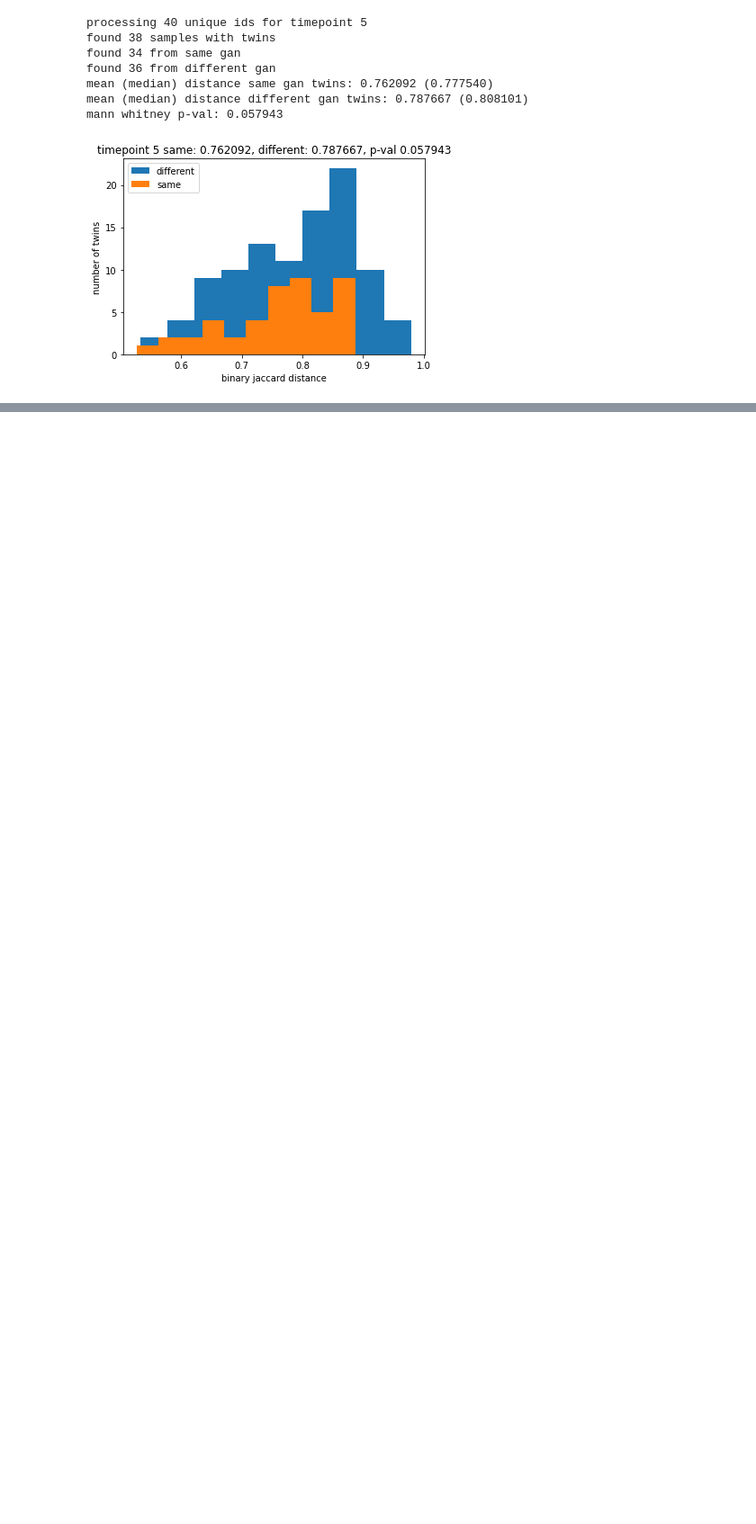
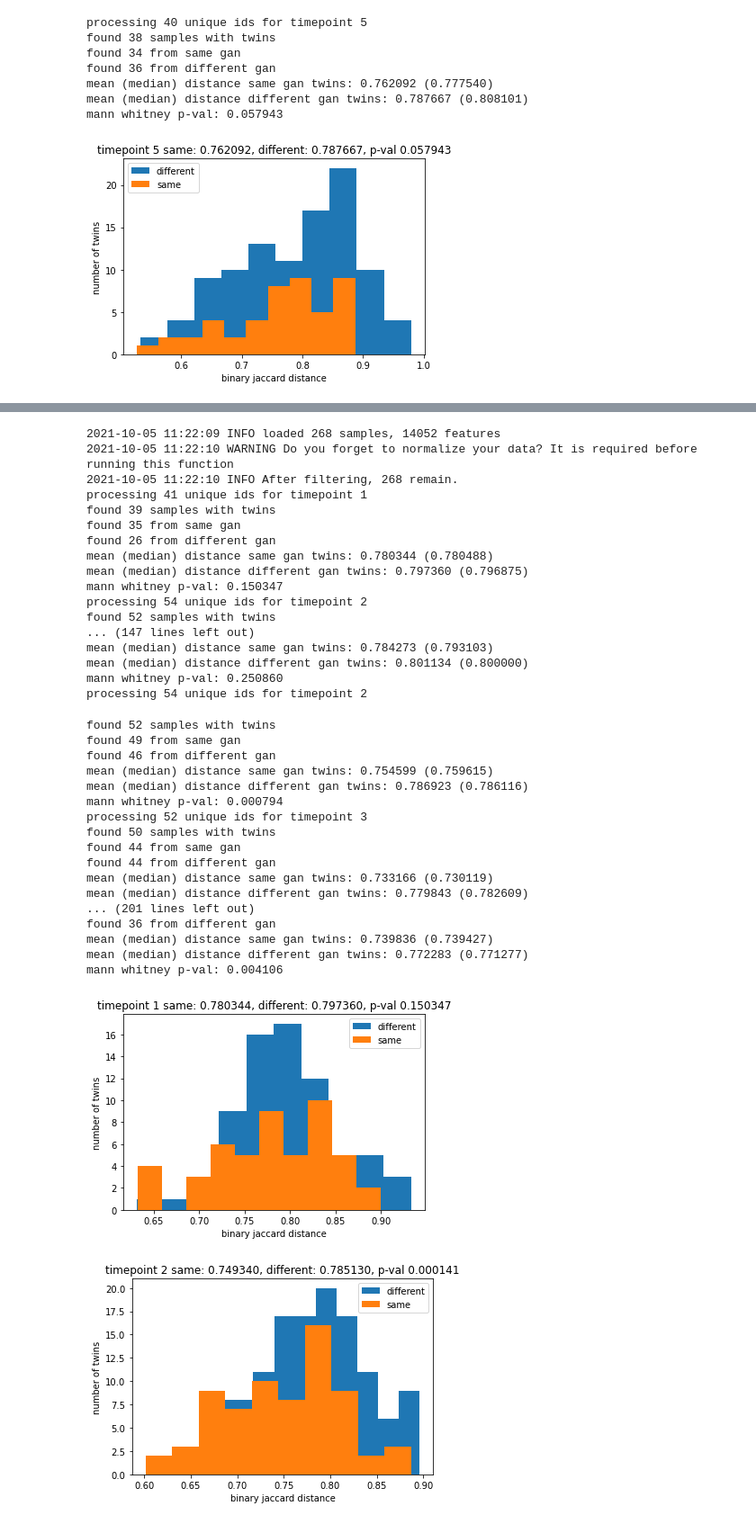
Before and after one commit to amnona/paper-daycare, a Jupyter notebook: kg-twins.ipynb, the cells around one changed output, grey strips where cells are left out. Shown at 90% size. Cells and saved outputs as stored; diff of their text form; code cells hidden in the pictures; blank space fills up the shorter version.

```diff
--- a/kg-twins.ipynb
+++ b/kg-twins.ipynb
@@ -324,7 +343,7 @@ mean (median) distance different gan twins: 0.801317 (0.848214)
 mann whitney p-val: 0.000221
 [figure]
 # %%
-f=twins_dist(gan,timepoint=5,cutoff=1,method='bc')
+f,_,_=twins_dist(gan,timepoint=5,cutoff=1,method='bc')
 f.savefig('supplementary/twins-time5-bc.pdf')
 # %% [output]
 processing 40 unique ids for timepoint 5
@@ -337,0 +359,48 @@ mann whitney p-val: 0.057943
+# %%
+from collections import defaultdict
+
+alldist=defaultdict(list)
+allp=defaultdict(list)
+for i in range(10):
+    gant = ca.read_amplicon('data/rarefactions/gan-subsampled-%s.biom' % i , 'data/rarefactions/gan-subsampled-%s_sample.txt' % i, min_reads=10, normalize=None)
+    for ctime in range(5):
+        f,cd,cp=twins_dist(gant,timepoint=ctime+1,cutoff=1,method='bj')
+        alldist[ctime].append(cd)
+        allp[ctime].append(cp)
+# %% [output]
+2021-10-05 11:22:09 INFO loaded 268 samples, 14052 features
+2021-10-05 11:22:10 WARNING Do you forget to normalize your data? It is required before running this function
+2021-10-05 11:22:10 INFO After filtering, 268 remain.
+processing 41 unique ids for timepoint 1
+found 39 samples with twins
+found 35 from same gan
+found 26 from different gan
+mean (median) distance same gan twins: 0.780344 (0.780488)
+mean (median) distance different gan twins: 0.797360 (0.796875)
+mann whitney p-val: 0.150347
+processing 54 unique ids for timepoint 2
+found 52 samples with twins
+... (147 lines left out)
+mean (median) distance same gan twins: 0.784273 (0.793103)
+mean (median) distance different gan twins: 0.801134 (0.800000)
+mann whitney p-val: 0.250860
+processing 54 unique ids for timepoint 2
+found 52 samples with twins
+found 49 from same gan
+found 46 from different gan
+mean (median) distance same gan twins: 0.754599 (0.759615)
+mean (median) distance different gan twins: 0.786923 (0.786116)
+mann whitney p-val: 0.000794
+processing 52 unique ids for timepoint 3
+found 50 samples with twins
+found 44 from same gan
+found 44 from different gan
+mean (median) distance same gan twins: 0.733166 (0.730119)
+mean (median) distance different gan twins: 0.779843 (0.782609)
+... (201 lines left out)
+found 36 from different gan
+mean (median) distance same gan twins: 0.739836 (0.739427)
+mean (median) distance different gan twins: 0.772283 (0.771277)
+mann whitney p-val: 0.004106
+[figure, added]
+[figure, added]
```
Also changed, not shown: parts of 18 cells of this notebook, 5 other files.
